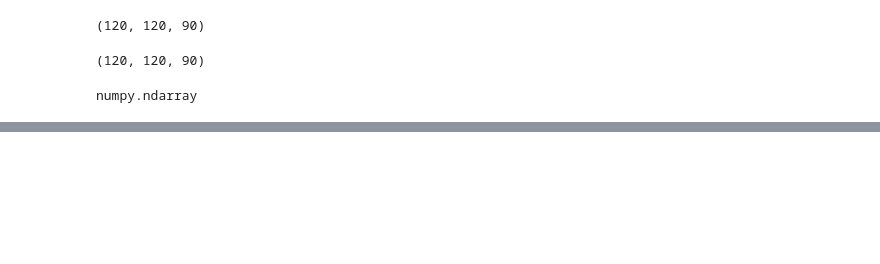
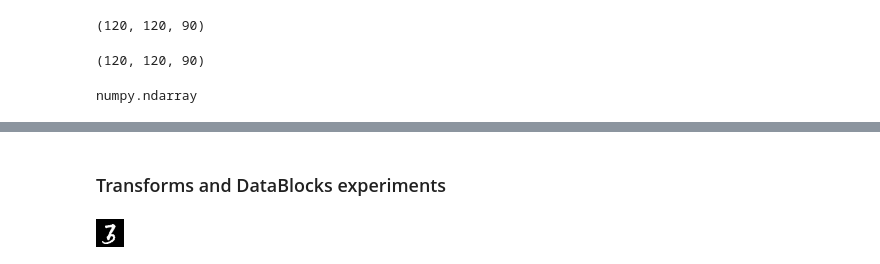
Before and after one commit to taitsmp/liveproject_medical_images, a Jupyter notebook: Fast AI Training.ipynb, the cells around one changed output, grey strips where cells are left out. Drawn from its saved outputs; the diff is of its cells as text; code cells hidden in the pictures; blank space fills up the shorter version.

Commit message:
more transforms. random cropping.

```diff
--- a/Fast AI Training.ipynb
+++ b/Fast AI Training.ipynb
@@ -322,0 +366,10 @@ numpy.ndarray
+# %% [markdown]
+### Transforms and DataBlocks experiments
+# %%
+mnist_src = untar_data(URLs.MNIST_TINY)/'train'
+# %%
+items = get_image_files(mnist_src)
+fn = items[0]
+img = PILImage.create(fn); img
+# %% [output]
+[figure, added]
```
Also changed, not shown: parts of 32 cells of this notebook.
